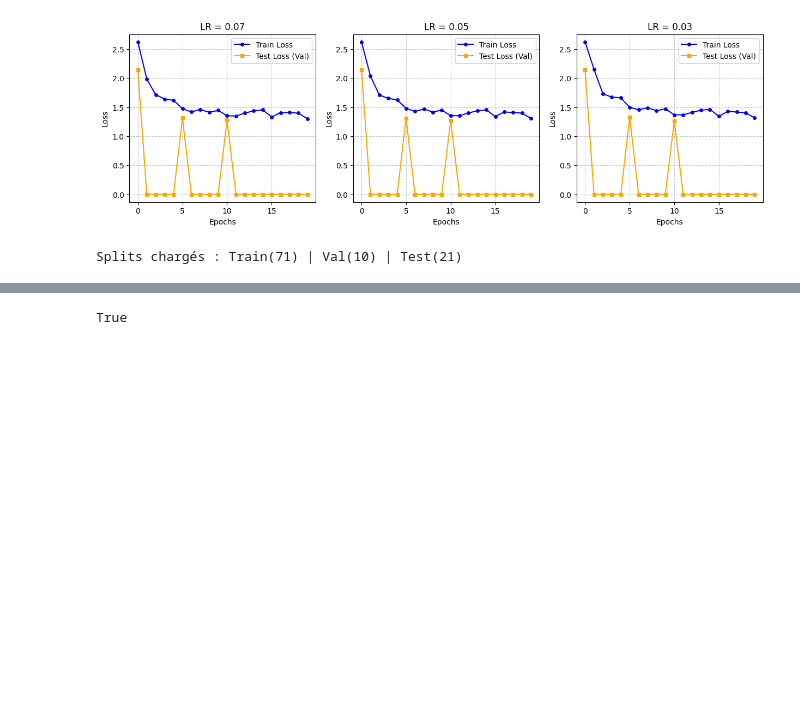
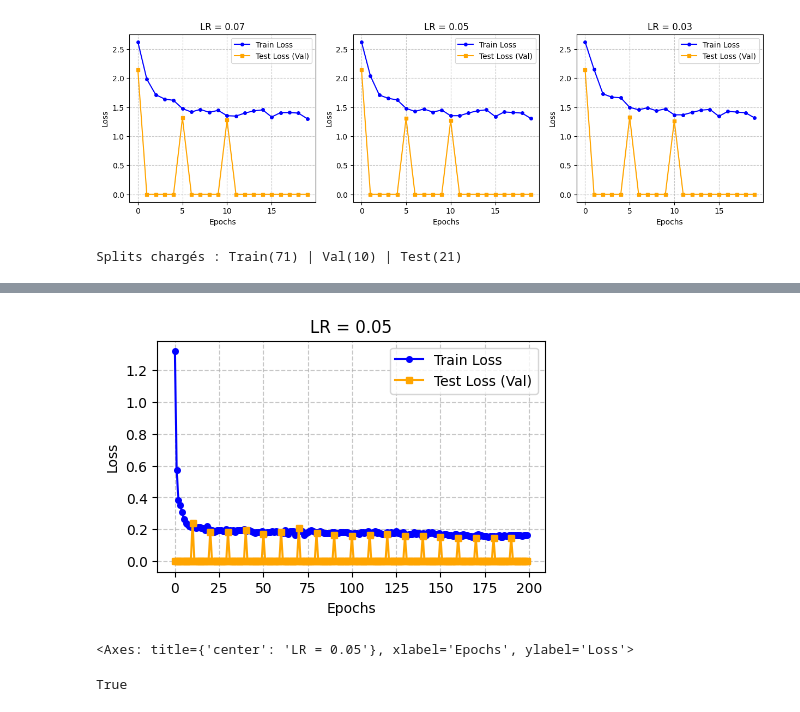
Before and after one commit to GautierGabriel/DIMA, a Jupyter notebook: scripts/cellpose3_nuc.ipynb, the cells around one changed output, grey strips where cells are left out. Drawn from its saved outputs; the diff is of its cells as text; code cells hidden in the pictures; blank space fills up the shorter version.

```diff
--- a/scripts/cellpose3_nuc.ipynb
+++ b/scripts/cellpose3_nuc.ipynb
@@ -230,2 +235,8 @@ Error:
+# %%
+
+visualizer.plot_loss(t_loss, [0, 0, 0, 0, 0, 0] + list(v_loss[6:]), title=f"LR = {0.05}",show=True)
+# %% [output]
+[figure, added]
+<Axes: title={'center': 'LR = 0.05'}, xlabel='Epochs', ylabel='Loss'>
 # %%
 oc.oc.put_file(
```
Also changed, not shown: parts of 7 cells of this notebook, 13 other files.
